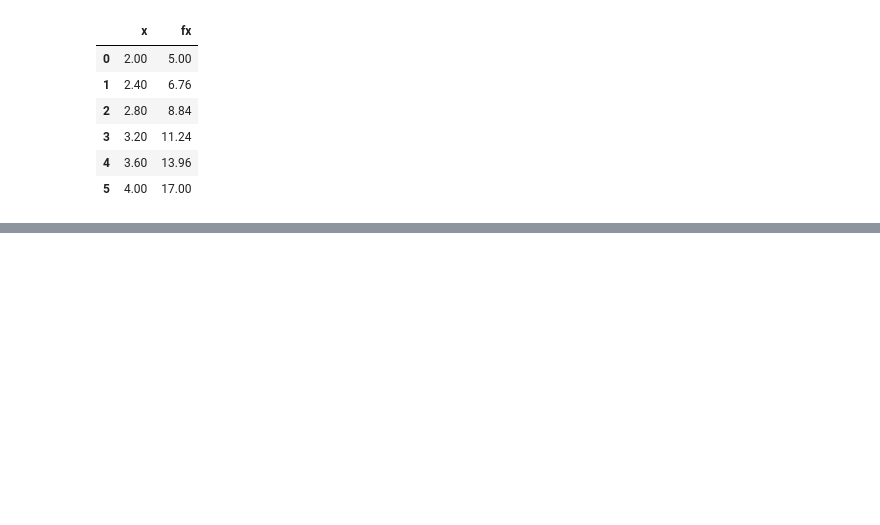
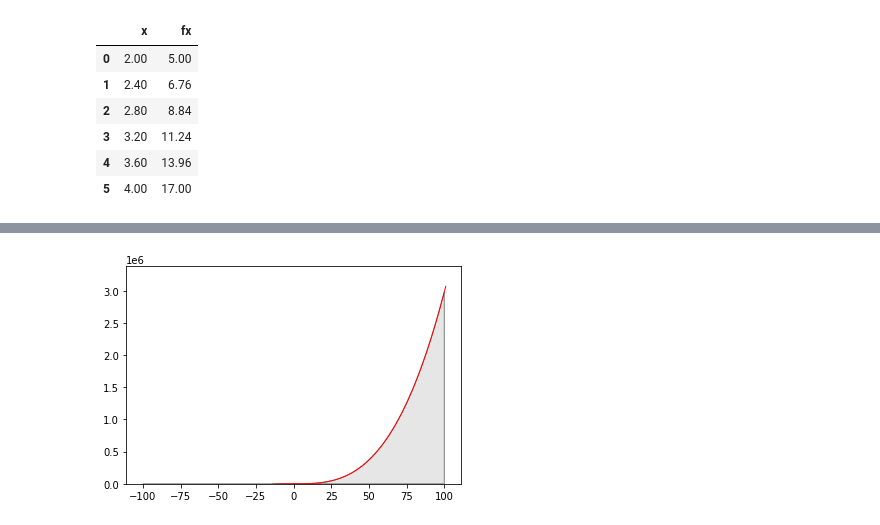
Before and after one commit to victor-tuda/MNC, a Jupyter notebook: Trapezios.ipynb, the cells around one changed output, grey strips where cells are left out. Cells and saved outputs as stored; diff of their text form; code cells hidden in the pictures; blank space fills up the shorter version.

```diff
--- a/Trapezios.ipynb
+++ b/Trapezios.ipynb
@@ -108,0 +154,21 @@ df
+# %%
+#x = np.linspace(int(intervalo_a), int(intervalo_b))
+#y = retorno_funcao(eq_serie, x)
+x = pd.Series(range(int(intervalo_a)-1, int(intervalo_b)+2))
+y = retorno_funcao(eq_serie, pd.Series(range(int(intervalo_a)-1, int(intervalo_b)+2)))
+
+
+fig, ax = plt.subplots()
+ax.plot(x, y, 'r', linewidth=1)
+ax.set_ylim(bottom=0)
+
+ix = np.linspace(intervalo_a, intervalo_b)
+iy = retorno_funcao(eq_serie, ix)
+verts = [(intervalo_a, 0), *zip(ix, iy), (intervalo_b, 0)]
+poly = Polygon(verts, facecolor='0.9', edgecolor='0.5')
+ax.add_patch(poly)
+
+
+plt.show()
+# %% [output]
+[figure, added]
```
Also changed, not shown: parts of 6 cells of this notebook.
